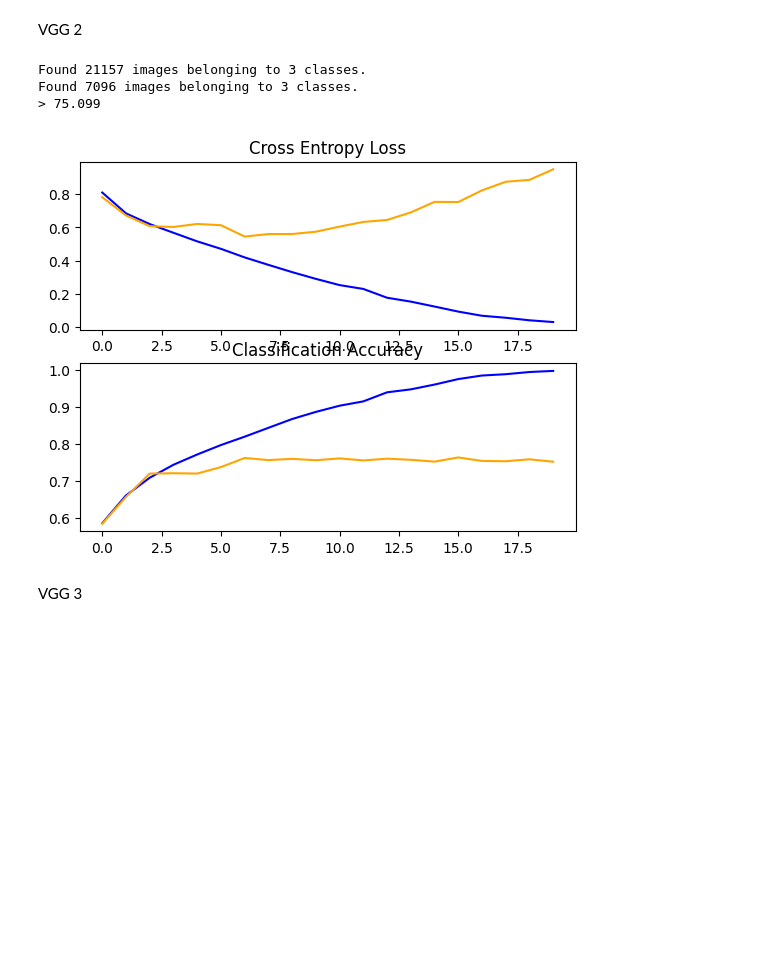
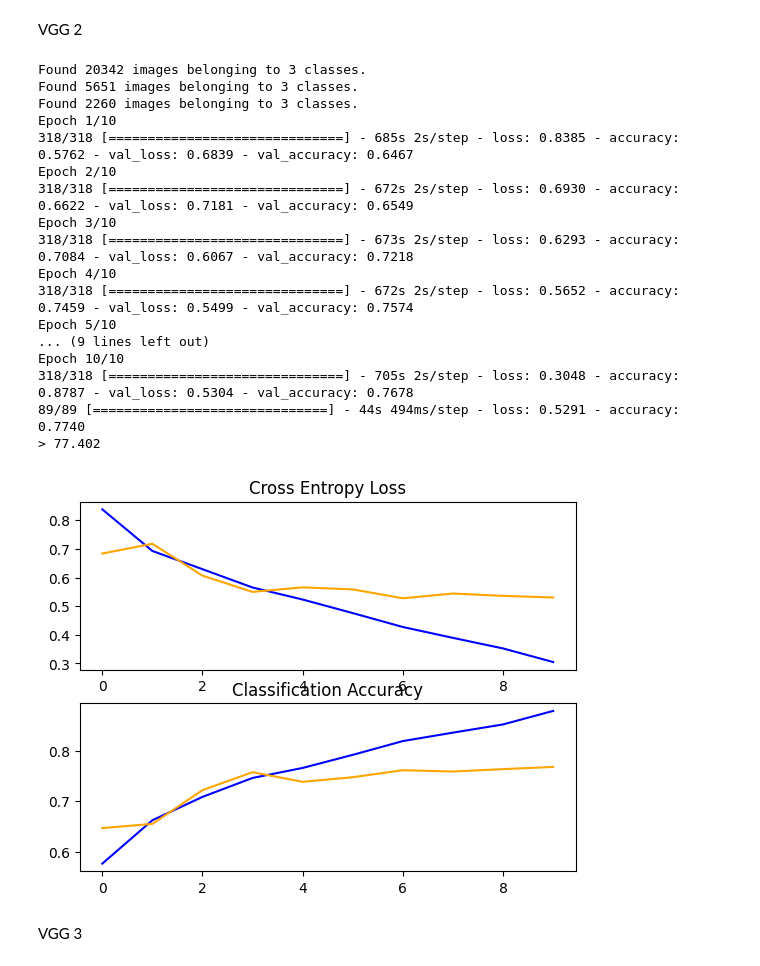
Before and after one commit to lirielly/Advanced-Topics-in-Artificial-Intelligence, a Jupyter notebook: code/add_new_class_butterfly.ipynb, the cells around one changed output. Cells and saved outputs as stored; diff of their text form; code cells hidden in the pictures; blank space fills up the shorter version.

```diff
--- a/code/add_new_class_butterfly.ipynb
+++ b/code/add_new_class_butterfly.ipynb
@@ -24,8 +25,9 @@ from keras.applications.efficientnet import EfficientNetB7
 # %%
 # define location of dataset
 folder = 'C:/Users/vitorugo/Downloads/dogs-vs-cats/train/'
-train_path = 'C:/Users/vitorugo/Downloads/dogs-vs-cats/dataset_dogs_cats_butterfly/train/'
-test_path = 'C:/Users/vitorugo/Downloads/dogs-vs-cats/dataset_dogs_cats_butterfly/test/'
+train_path = 'C:/Users/vitorugo/Downloads/dogs-vs-cats/dog-cat-butterfly/train/'
+test_path = 'C:/Users/vitorugo/Downloads/dogs-vs-cats/dog-cat-butterfly/test/'
+valid_path = 'C:/Users/vitorugo/Downloads/dogs-vs-cats/dog-cat-butterfly/valid/'
 # %%
 # create directories
 dataset_home = 'C:/Users/vitorugo/Downloads/dogs-vs-cats/dataset_dogs_cats_butterfly/'
@@ -101,11 +131,15 @@ def run_test_harness():
 		class_mode='categorical', batch_size=64, target_size=(200, 200))
 	test_it = datagen.flow_from_directory(test_path,
 		class_mode='categorical', batch_size=64, target_size=(200, 200))
+	valid_it = datagen.flow_from_directory(valid_path,
+		class_mode='categorical', batch_size=64, target_size=(200, 200))
 	# fit model
 	history = model.fit(train_it, steps_per_epoch=len(train_it),
-		validation_data=test_it, validation_steps=len(test_it), epochs=20, verbose=0)
+		validation_data=test_it, validation_steps=len(valid_it), epochs=10, verbose=1)
+	# save model
+	model.save('./models/vgg1_model.h5')
 	# evaluate model
-	_, acc = model.evaluate(test_it, steps=len(test_it), verbose=0)
+	_, acc = model.evaluate(test_it, steps=len(test_it), verbose=1)
 	print('> %.3f' % (acc * 100.0))
 	# learning curves
 	summarize_diagnostics(history)
@@ -130,39 +178,57 @@ def define_model():
 	model.add(Flatten())
 	model.add(Dense(128, activation='relu', kernel_initializer='he_uniform'))
 	model.add(Dense(3, activation='softmax'))
 	# compile model
 	opt = SGD(learning_rate=0.001, momentum=0.9)
 	model.compile(optimizer=opt, loss='categorical_crossentropy', metrics=['accuracy'])
 	return model
 
 
 # run the test harness for evaluating a model
 def run_test_harness():
 	# define model
 	model = define_model()
 	# create data generator
 	datagen = ImageDataGenerator(rescale=1.0/255.0)
 	# prepare iterators
 	train_it = datagen.flow_from_directory(train_path,
 		class_mode='categorical', batch_size=64, target_size=(200, 200))
 	test_it = datagen.flow_from_directory(test_path,
 		class_mode='categorical', batch_size=64, target_size=(200, 200))
+	valid_it = datagen.flow_from_directory(valid_path,
+		class_mode='categorical', batch_size=64, target_size=(200, 200))
 	# fit model
 	history = model.fit(train_it, steps_per_epoch=len(train_it),
-		validation_data=test_it, validation_steps=len(test_it), epochs=20, verbose=0)
+		validation_data=test_it, validation_steps=len(valid_it), epochs=10, verbose=1)
+	# save model
+	model.save('./models/vgg2_model.h5')
 	# evaluate model
-	_, acc = model.evaluate(test_it, steps=len(test_it), verbose=0)
+	_, acc = model.evaluate(test_it, steps=len(test_it), verbose=1)
 	print('> %.3f' % (acc * 100.0))
 	# learning curves
 	summarize_diagnostics(history)
 
 # entry point, run the test harness
 run_test_harness()
 # %% [output]
-Found 21157 images belonging to 3 classes.
-Found 7096 images belonging to 3 classes.
-> 75.099
+Found 20342 images belonging to 3 classes.
+Found 5651 images belonging to 3 classes.
+Found 2260 images belonging to 3 classes.
+Epoch 1/10
+318/318 [==============================] - 685s 2s/step - loss: 0.8385 - accuracy: 0.5762 - val_loss: 0.6839 - val_accuracy: 0.6467
+Epoch 2/10
+318/318 [==============================] - 672s 2s/step - loss: 0.6930 - accuracy: 0.6622 - val_loss: 0.7181 - val_accuracy: 0.6549
+Epoch 3/10
+318/318 [==============================] - 673s 2s/step - loss: 0.6293 - accuracy: 0.7084 - val_loss: 0.6067 - val_accuracy: 0.7218
+Epoch 4/10
+318/318 [==============================] - 672s 2s/step - loss: 0.5652 - accuracy: 0.7459 - val_loss: 0.5499 - val_accuracy: 0.7574
+Epoch 5/10
+... (9 lines left out)
+Epoch 10/10
+318/318 [==============================] - 705s 2s/step - loss: 0.3048 - accuracy: 0.8787 - val_loss: 0.5304 - val_accuracy: 0.7678
+89/89 [==============================] - 44s 494ms/step - loss: 0.5291 - accuracy: 0.7740
+> 77.402
-[figure, old version]
+[figure, new version]
 # %% [markdown]
 VGG 3
 # %%
```
Also changed, not shown: parts of 10 cells of this notebook.
